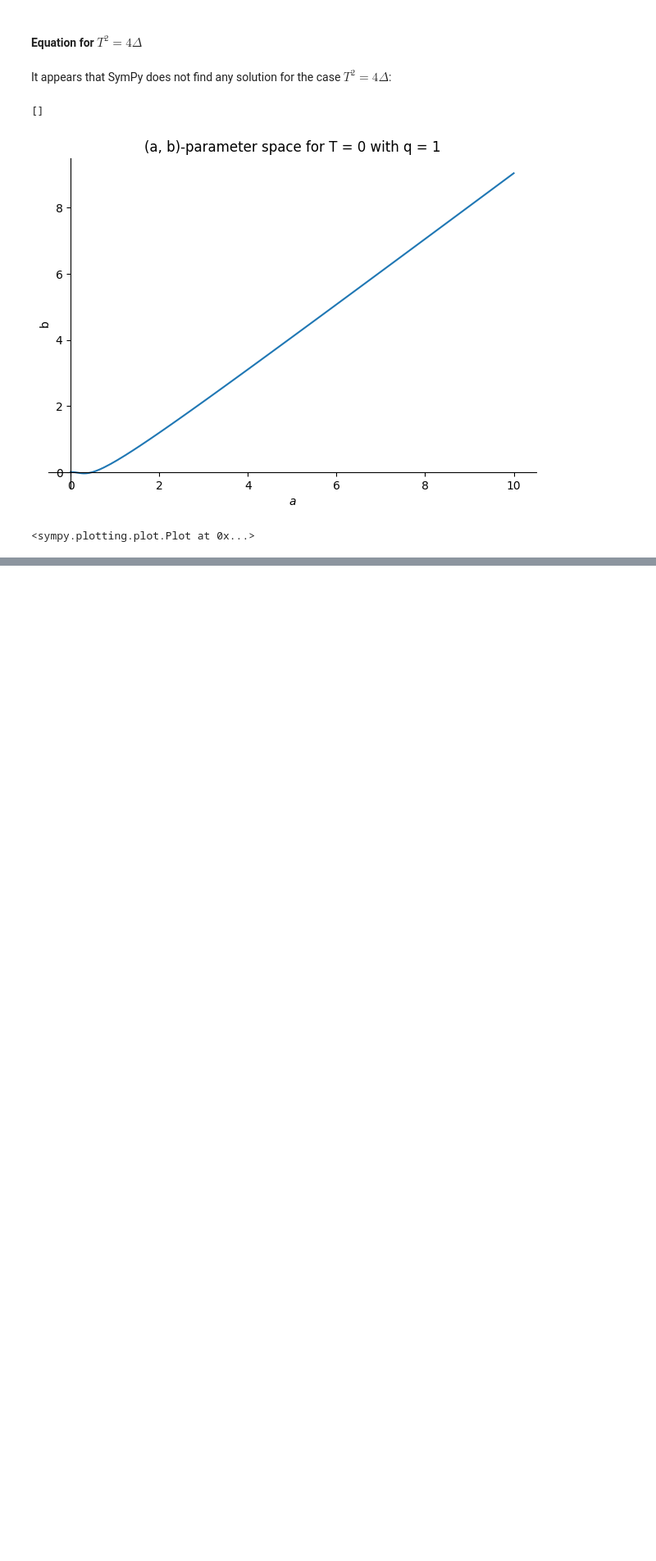
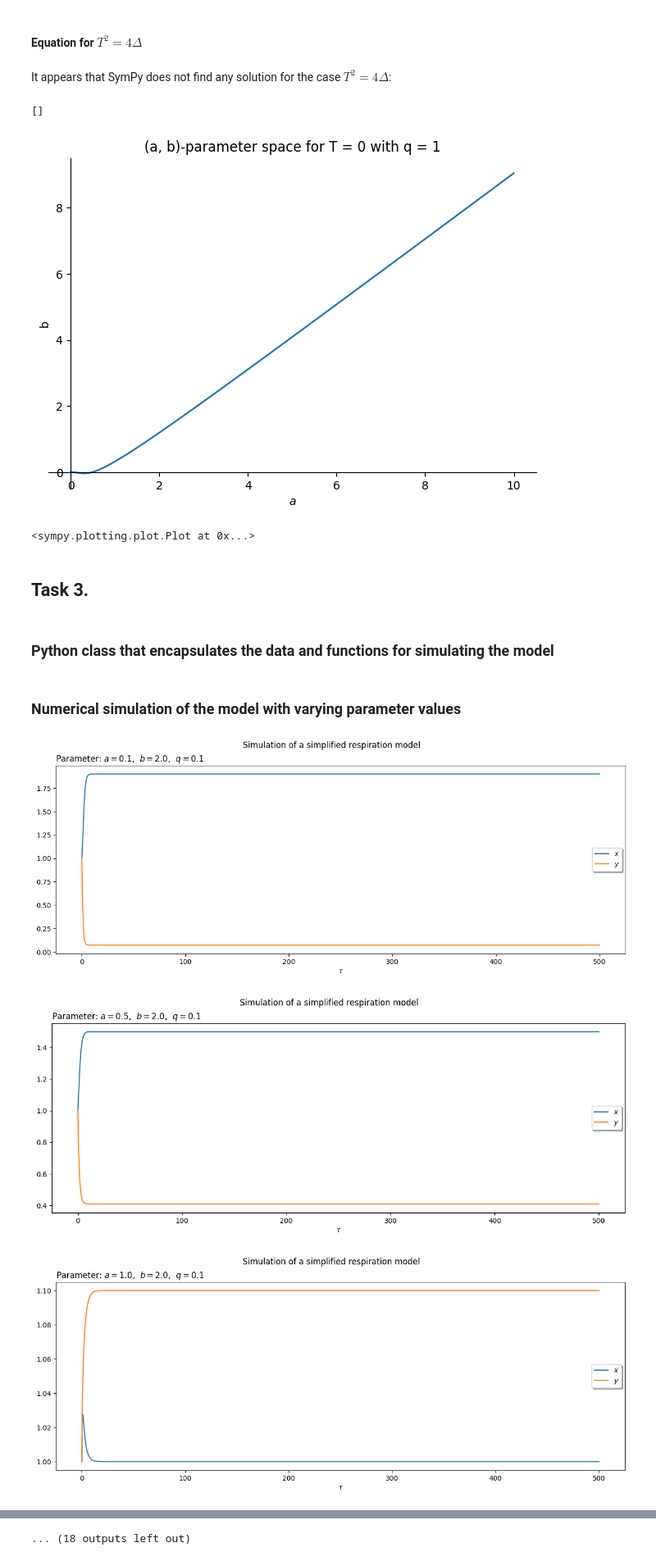
Before and after one commit to IngoGiebel/qbio202-exercises, a Jupyter notebook: QBio202 Deterministic Processes in Biology - Exercises 06 - Solutions Ingo Giebel.ipynb, the cells around one changed output, grey strips where cells are left out. Shown at 82% size. Cells and saved outputs as stored; diff of their text form; code cells hidden in the pictures; blank space fills up the shorter version.

Commit message:
Update QBio202 Deterministic Processes in Biology - Exercises 06 - Solutions Ingo Giebel.ipynb
Task 3: computations completed, a final analysis of task 3 still needs to be done

```diff
--- a/QBio202 Deterministic Processes in Biology - Exercises 06 - Solutions Ingo Giebel.ipynb
+++ b/QBio202 Deterministic Processes in Biology - Exercises 06 - Solutions Ingo Giebel.ipynb
@@ -316,3 +322,7 @@ plot(
 # %% [output]
 [figure]
 <sympy.plotting.plot.Plot at 0x...>
+# %% [markdown]
+## Task 3.
+# %% [markdown]
+### Python class that encapsulates the data and functions for simulating the model
@@ -318,0 +392,46 @@ plot(
+# %% [markdown]
+### Numerical simulation of the model with varying parameter values
+# %%
+for (a, b, q) in (
+    [0.1, 2.0, 0.1],
+    [0.5, 2.0, 0.1],
+    [1.0, 2.0, 0.1],
+    [1.5, 2.0, 0.1],
+    [1.7, 2.0, 0.1],
+    [1.9, 2.0, 0.1],
+
+    [0.1, 2.0, 1.0],
+    [0.5, 2.0, 1.0],
+    [1.0, 2.0, 1.0],
+    [1.5, 2.0, 1.0],
+    [1.7, 2.0, 1.0],
+    [1.9, 2.0, 1.0],
+
+    [0.1, 2.0, 5.0],
+    [0.5, 2.0, 5.0],
+    [1.0, 2.0, 5.0],
+    [1.5, 2.0, 5.0],
+    [1.7, 2.0, 5.0],
+    [1.9, 2.0, 5.0],
+
+    [0.1, 2.0, 20.0],
+    [0.5, 2.0, 20.0],
+    [1.0, 2.0, 20.0],
+    [1.5, 2.0, 20.0],
+    [1.7, 2.0, 20.0],
+    [1.9, 2.0, 20.0],
+
+    [0.1, 2.0, 100.0],
+    [0.5, 2.0, 100.0],
+    [1.0, 2.0, 100.0],
+    [1.5, 2.0, 100.0],
+    [1.7, 2.0, 100.0],
+    [1.9, 2.0, 100.0]):
+
+    model = RespirationModel(a=a, b=b, q=q)
+    model.solve_ivp(tau_span=(0.0, 500.0), x0=1.0, y0=1.0)
+    model.plot()
+# %% [output]
+[figure, added]
+[figure, added]
+[figure, added]
@@ -318,0 +447 @@ plot(
+... (18 outputs left out)
```
Also changed, not shown: parts of 3 cells of this notebook.
